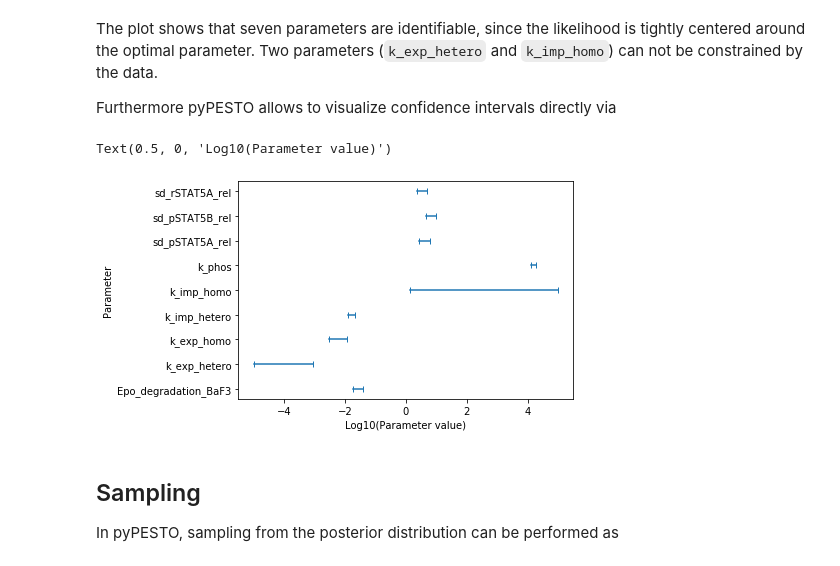
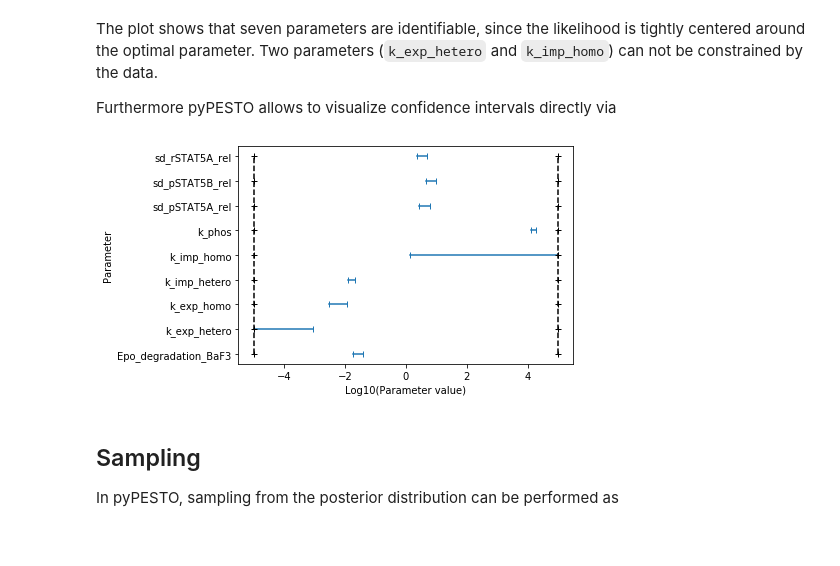
Before and after one commit to jvanhoefer/COMBINE-2020-talk, a Jupyter notebook: jupyter notebook/pypesto_talk_COMBINE_2020.ipynb, the cells around one changed output. Drawn from its saved outputs; the diff is of its cells as text; code cells hidden in the pictures.

```diff
--- a/jupyter notebook/pypesto_talk_COMBINE_2020.ipynb
+++ b/jupyter notebook/pypesto_talk_COMBINE_2020.ipynb
@@ -26,3 +19,7 @@ import petab
 import amici
 import os.path
 import numpy as np
+
+# import matplotlib and increase image resolution
+import matplotlib as mpl
+mpl.rcParams['figure.dpi'] = 300
@@ -282,6 +336,5 @@ import pypesto.profile as profile
 
 result = profile.parameter_profile(problem=problem,
                                    result=result,
-                                   dino=dino
                                    optimizer=optimizer_scipy_lbfgsb)
 # %% [output]
@@ -310,12 +354,11 @@ The plot shows that seven parameters are identifiable, since the likelihood is t
 
 Furthermore pyPESTO allows to visualize confidence intervals directly via
 # %%
-ax = pypesto.visualize.profile_cis(result, confidence_level=0.95)
+ax = pypesto.visualize.profile_cis(result, confidence_level=0.95, show_bounds=True)
 
-ax.set_xlabel('Log10(Parameter value)')
+ax.set_xlabel('Log10(Parameter value)');
 # %% [output]
-Text(0.5, 0, 'Log10(Parameter value)')
-[figure, old version]
+[figure, new version]
 # %% [markdown]
 ## Sampling
 
```
Also changed, not shown: parts of 33 cells of this notebook, 2 other files.
